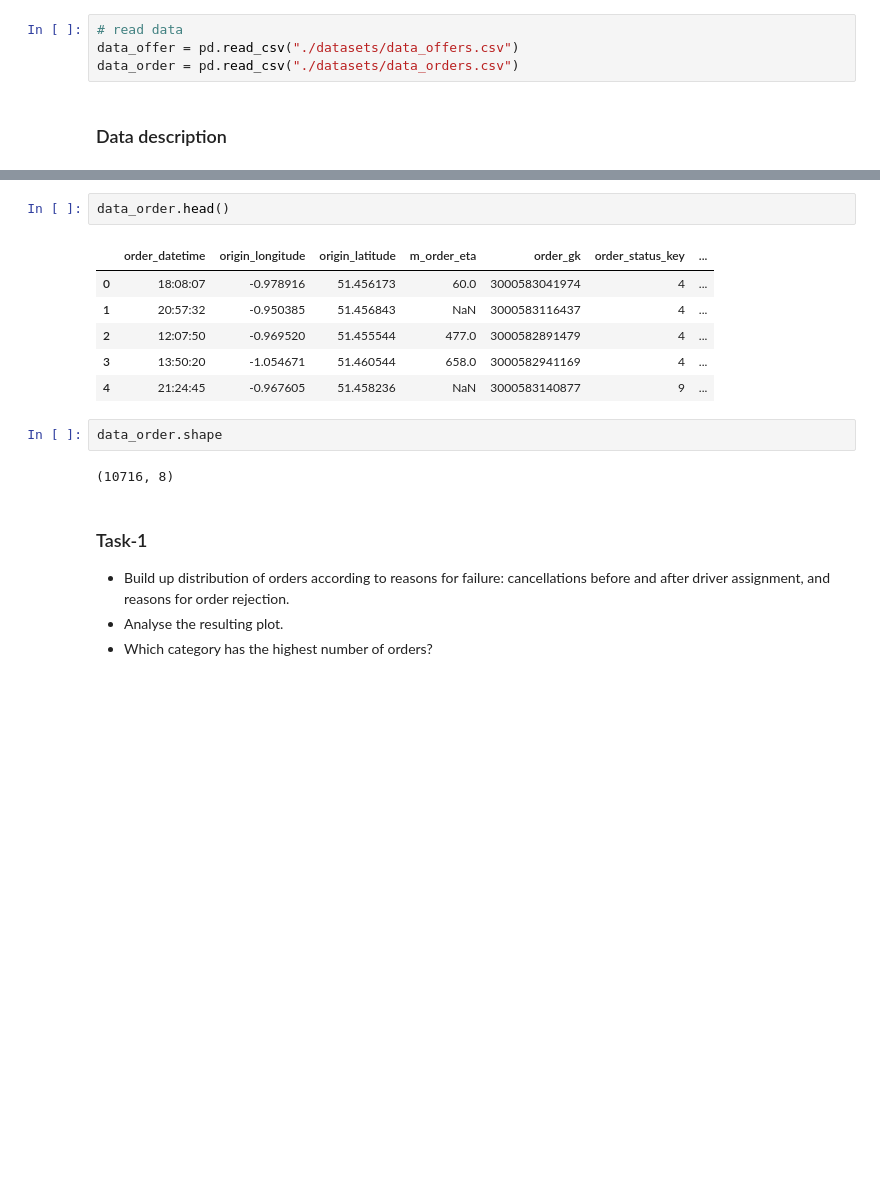
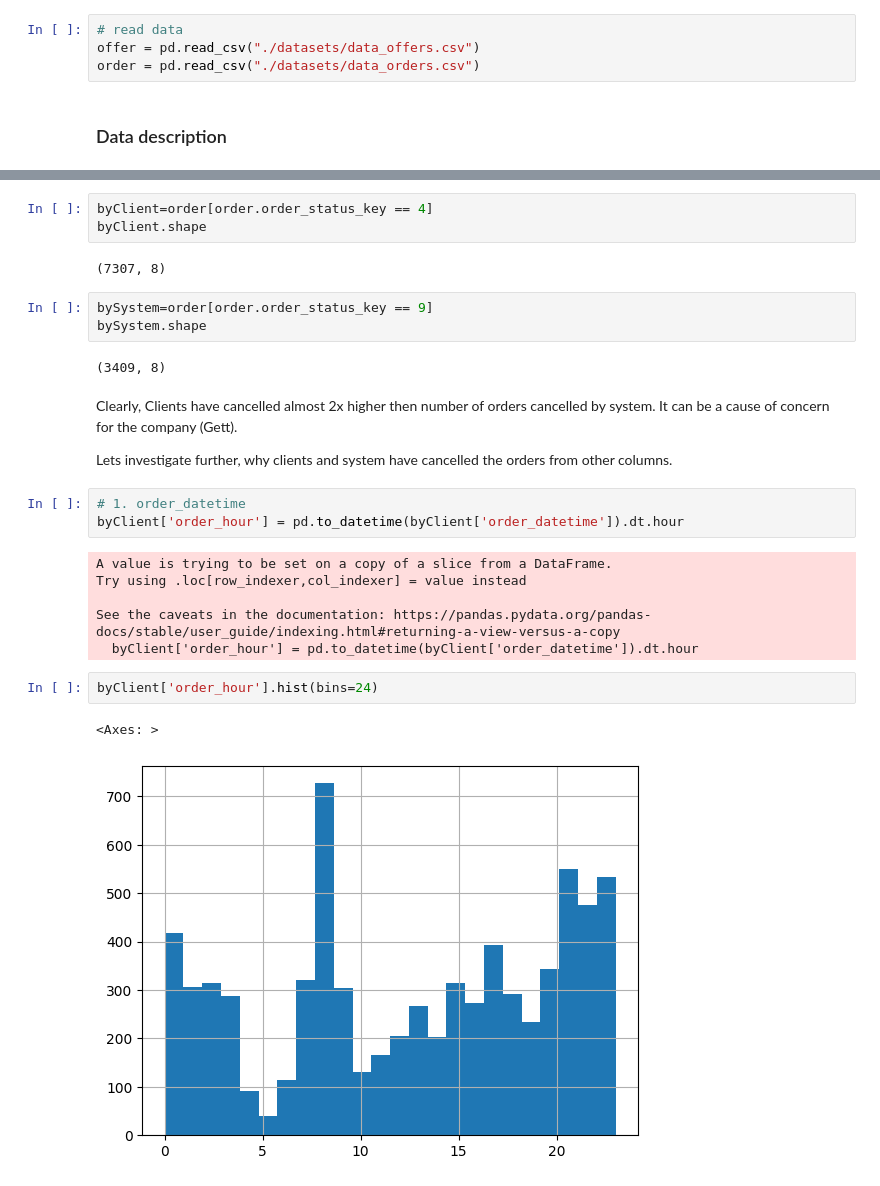
Before and after one commit to satishsolanki1990/buisness-analytics-failedOrder, a Jupyter notebook: ba-failedOrderAnalysis.ipynb, the cells around one changed output, grey strips where cells are left out. Saved outputs shown, nothing was run; the diff lists cells and outputs as text; blank space fills up the shorter version.

Commit message:
geo analysis, and driver_assigned analysis

```diff
--- a/ba-failedOrderAnalysis.ipynb
+++ b/ba-failedOrderAnalysis.ipynb
@@ -43,8 +45,8 @@ import seaborn as sns
 import matplotlib.pyplot as plt
 # %%
 # read data
-data_offer = pd.read_csv("./datasets/data_offers.csv")
-data_order = pd.read_csv("./datasets/data_orders.csv")
+offer = pd.read_csv("./datasets/data_offers.csv")
+order = pd.read_csv("./datasets/data_orders.csv")
 # %% [markdown]
 ### Data description
 # %%
@@ -89,18 +85,28 @@ data_order.describe()
 # %%
-data_order.head()
+byClient=order[order.order_status_key == 4]
+byClient.shape
 # %% [output]
-|  | order_datetime | origin_longitude | origin_latitude | m_order_eta | order_gk | order_status_key | ... |
-| 0 | 18:08:07 | -0.978916 | 51.456173 | 60.0 | 3000583041974 | 4 | ... |
-| 1 | 20:57:32 | -0.950385 | 51.456843 | NaN | 3000583116437 | 4 | ... |
-| 2 | 12:07:50 | -0.969520 | 51.455544 | 477.0 | 3000582891479 | 4 | ... |
-| 3 | 13:50:20 | -1.054671 | 51.460544 | 658.0 | 3000582941169 | 4 | ... |
-| 4 | 21:24:45 | -0.967605 | 51.458236 | NaN | 3000583140877 | 9 | ... |
+(7307, 8)
 # %%
-data_order.shape
+bySystem=order[order.order_status_key == 9]
+bySystem.shape
 # %% [output]
-(10716, 8)
+(3409, 8)
-# %% [markdown]
-### Task-1
-- Build up distribution of orders according to reasons for failure: cancellations before and after driver assignment, and reasons for order rejection.
-- Analyse the resulting plot.
-- Which category has the highest number of orders?
+# %% [markdown]
+Clearly, Clients have cancelled almost 2x higher then number of orders cancelled by system. It can be a cause of concern for the company (Gett).
+
+Lets investigate further, why clients and system have cancelled the orders from other columns.
+# %%
+# 1. order_datetime
+byClient['order_hour'] = pd.to_datetime(byClient['order_datetime']).dt.hour
+# %% [output]
+A value is trying to be set on a copy of a slice from a DataFrame.
+Try using .loc[row_indexer,col_indexer] = value instead
+
+See the caveats in the documentation: https://pandas.pydata.org/pandas-docs/stable/user_guide/indexing.html#returning-a-view-versus-a-copy
+  byClient['order_hour'] = pd.to_datetime(byClient['order_datetime']).dt.hour
+# %%
+byClient['order_hour'].hist(bins=24)
+# %% [output]
+<Axes: >
+[figure, added]
```
Also changed, not shown: parts of 16 cells of this notebook.
